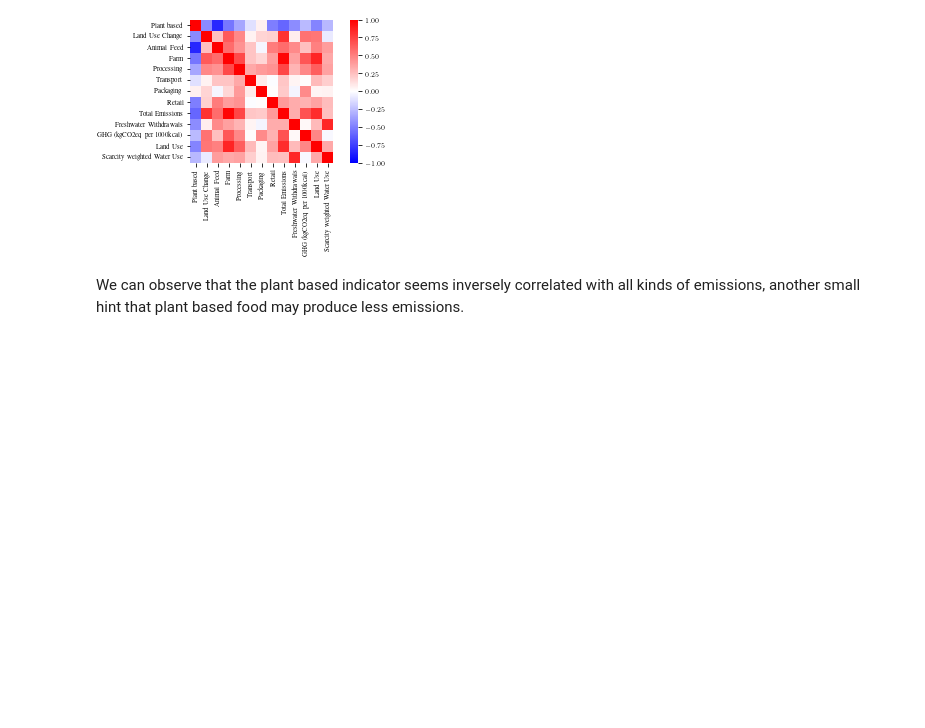
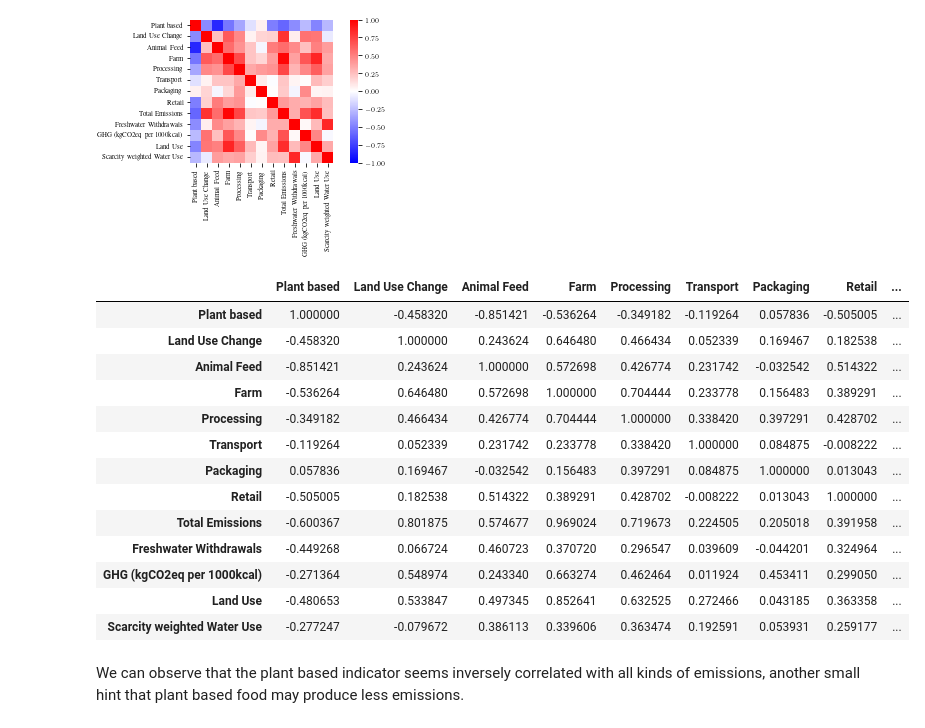
Before and after one commit to hannma/data-literacy-project, a Jupyter notebook: analysis/data_exploration.ipynb, the cells around one changed output. Drawn from its saved outputs; the diff is of its cells as text; code cells hidden in the pictures; blank space fills up the shorter version.

```diff
--- a/analysis/data_exploration.ipynb
+++ b/analysis/data_exploration.ipynb
@@ -111,6 +111,23 @@ with plt.rc_context(bundles.neurips2022(usetex=True, rel_width=1.0, nrows=1, nco
     )
 # %% [output]
 [figure]
+# %%
+data_corr
+# %% [output]
+|  | Plant based | Land Use Change | Animal Feed | Farm | Processing | Transport | Packaging | Retail | ... |
+| Plant based | 1.000000 | -0.458320 | -0.851421 | -0.536264 | -0.349182 | -0.119264 | 0.057836 | -0.505005 | ... |
+| Land Use Change | -0.458320 | 1.000000 | 0.243624 | 0.646480 | 0.466434 | 0.052339 | 0.169467 | 0.182538 | ... |
+| Animal Feed | -0.851421 | 0.243624 | 1.000000 | 0.572698 | 0.426774 | 0.231742 | -0.032542 | 0.514322 | ... |
+| Farm | -0.536264 | 0.646480 | 0.572698 | 1.000000 | 0.704444 | 0.233778 | 0.156483 | 0.389291 | ... |
+| Processing | -0.349182 | 0.466434 | 0.426774 | 0.704444 | 1.000000 | 0.338420 | 0.397291 | 0.428702 | ... |
+| Transport | -0.119264 | 0.052339 | 0.231742 | 0.233778 | 0.338420 | 1.000000 | 0.084875 | -0.008222 | ... |
+| Packaging | 0.057836 | 0.169467 | -0.032542 | 0.156483 | 0.397291 | 0.084875 | 1.000000 | 0.013043 | ... |
+| Retail | -0.505005 | 0.182538 | 0.514322 | 0.389291 | 0.428702 | -0.008222 | 0.013043 | 1.000000 | ... |
+| Total Emissions | -0.600367 | 0.801875 | 0.574677 | 0.969024 | 0.719673 | 0.224505 | 0.205018 | 0.391958 | ... |
+| Freshwater Withdrawals | -0.449268 | 0.066724 | 0.460723 | 0.370720 | 0.296547 | 0.039609 | -0.044201 | 0.324964 | ... |
+| GHG (kgCO2eq per 1000kcal) | -0.271364 | 0.548974 | 0.243340 | 0.663274 | 0.462464 | 0.011924 | 0.453411 | 0.299050 | ... |
+| Land Use | -0.480653 | 0.533847 | 0.497345 | 0.852641 | 0.632525 | 0.272466 | 0.043185 | 0.363358 | ... |
+| Scarcity weighted Water Use | -0.277247 | -0.079672 | 0.386113 | 0.339606 | 0.363474 | 0.192591 | 0.053931 | 0.259177 | ... |
 # %% [markdown]
 We can observe that the plant based indicator seems inversely correlated with all kinds of emissions, another small hint that plant based food may produce less emissions.
 # %% [markdown]
```
Also changed, not shown: 1 other file.
